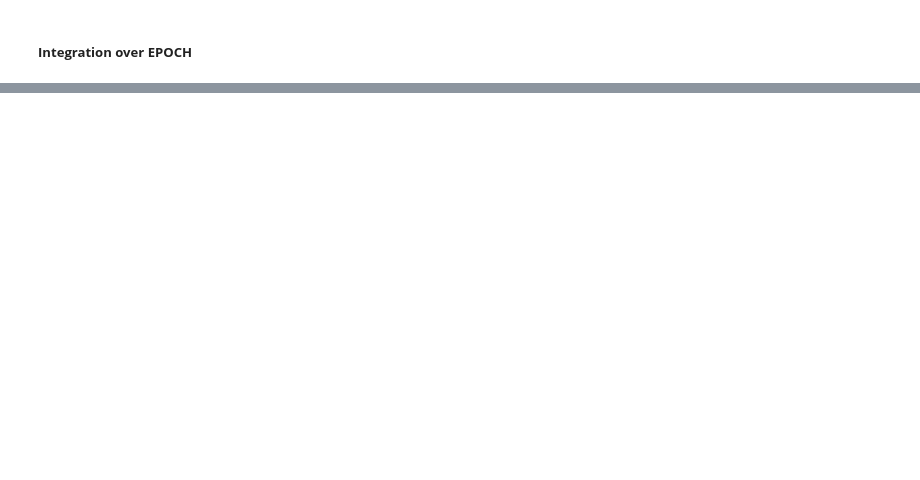
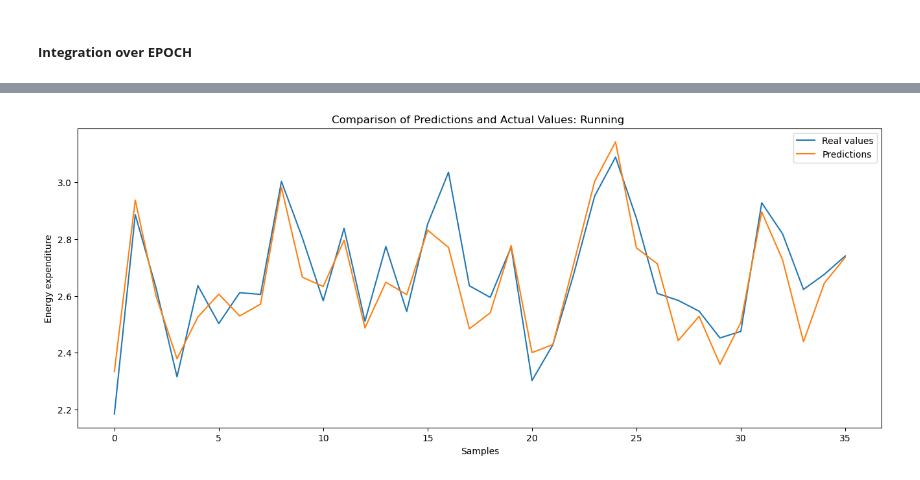
Before and after one commit to RachidatouOuattara/HAH913E-2024-physical-activity-analysis, a Jupyter notebook: Notebooks/AX3_project.ipynb, the cells around one changed output, grey strips where cells are left out. Drawn from its saved outputs; the diff is of its cells as text; code cells hidden in the pictures; blank space fills up the shorter version.

```diff
--- a/Notebooks/AX3_project.ipynb
+++ b/Notebooks/AX3_project.ipynb
@@ -471,0 +666,4 @@ plt.show()
+# %%
+feature_run = feature(acc_run)
+feature_jump = feature(acc_jump)
+feature_box = feature(acc_box)
@@ -471,0 +809,6 @@ plt.show()
+# %%
+# SSimulate an energy expenditure output randomly around the values obtained
+np.random.seed(42)
+feature_run['energy'] = feature_run['mean_vm'] * 1.5 + feature_run['std_vm'] * 1 + np.random.normal(0, 0.1, len(feature_run))
+feature_jump['energy'] = feature_jump['mean_vm'] * 1.5 + feature_jump['std_vm'] * 1 + np.random.normal(0, 0.1, len(feature_jump))
+feature_box['energy'] = feature_box['mean_vm'] * 1.5 + feature_box['std_vm'] * 1 + np.random.normal(0, 0.1, len(feature_box))
@@ -471,0 +876,5 @@ plt.show()
+# %%
+# Applying regression to the three activities
+ms_run,r2_run,y_testR,y_predR = reg(feature_run)
+ms_jump,r2_jump,y_testJ,y_predJ= reg(feature_jump)
+ms_box,r2_box,y_testB,y_predB = reg(feature_box)
@@ -471,0 +891,12 @@ plt.show()
+# %%
+# View predictions vs. actual values
+plt.figure(figsize=(16, 6))
+plt.plot(y_testR.values, label='Real values')
+plt.plot(y_predR, label='Predictions')
+plt.legend()
+plt.xlabel('Samples')
+plt.ylabel('Energy expenditure')
+plt.title('Comparison of Predictions and Actual Values: Running ')
+plt.show()
+# %% [output]
+[figure, added]
```
Also changed, not shown: parts of 33 cells of this notebook.
